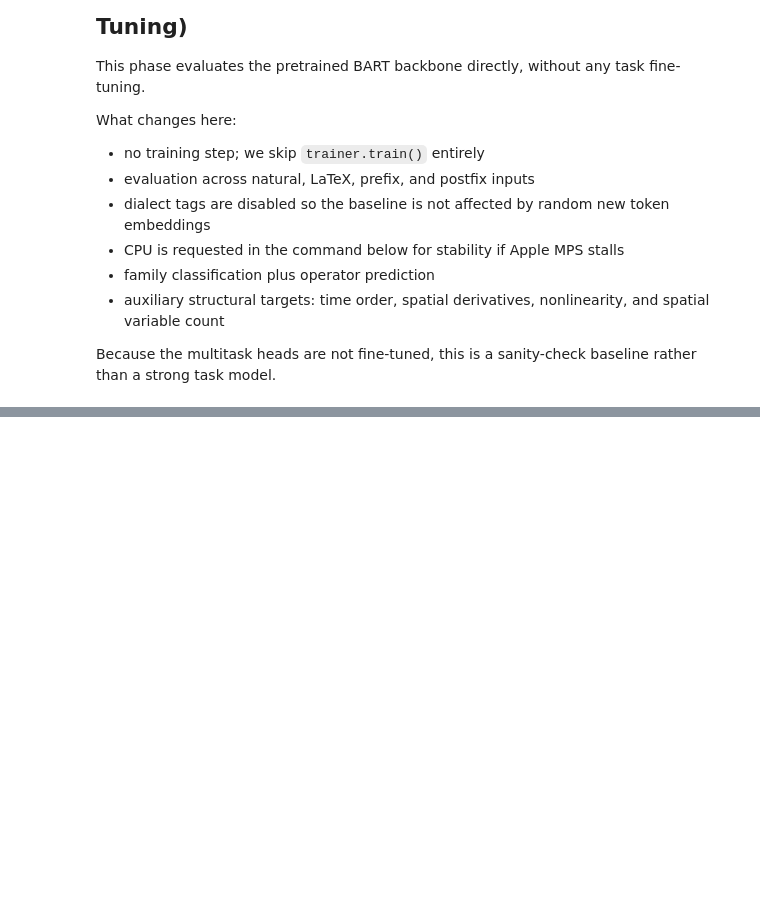
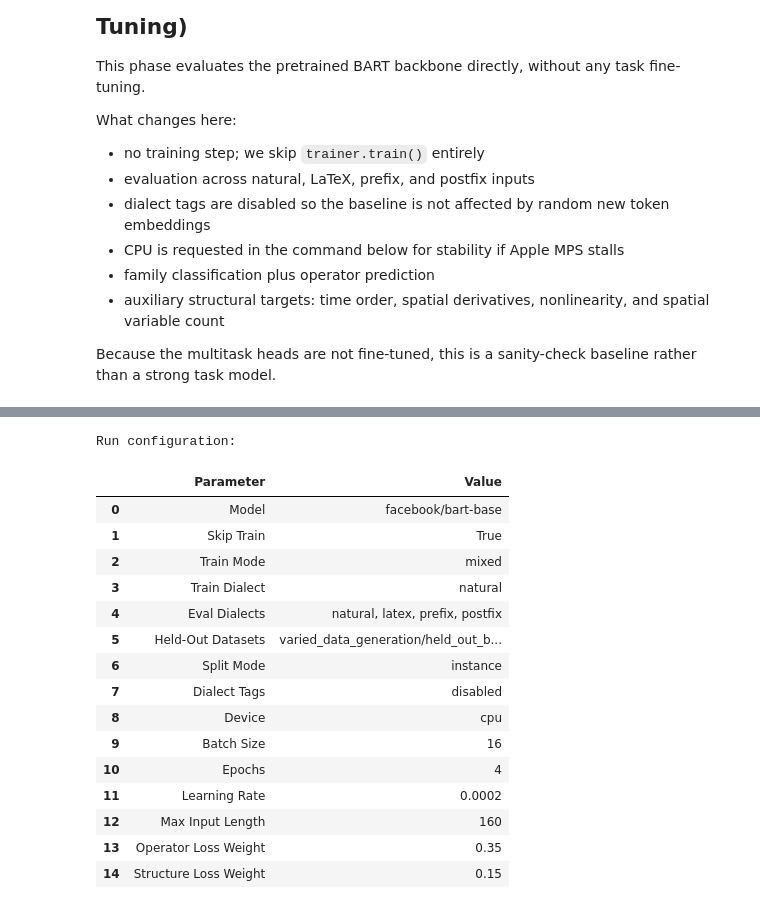
Before and after one commit to RaghavKrishn/Nlp-group-final-project, a Jupyter notebook: BART_PDE_Classification_no_fine_tune.ipynb, the cells around one changed output, grey strips where cells are left out. Cells and saved outputs as stored; diff of their text form; code cells hidden in the pictures; blank space fills up the shorter version.

```diff
--- a/BART_PDE_Classification_no_fine_tune.ipynb
+++ b/BART_PDE_Classification_no_fine_tune.ipynb
@@ -456,19 +771,40 @@ plt.show()
 # %%
+
 config_summary = pd.DataFrame([
     {'Parameter': 'Model', 'Value': multitask_summary['config']['model_name']},
     {'Parameter': 'Skip Train', 'Value': multitask_summary['config']['skip_train']},
     {'Parameter': 'Train Mode', 'Value': multitask_summary['config']['train_mode']},
     {'Parameter': 'Train Dialect', 'Value': multitask_summary['config']['train_dialect']},
     {'Parameter': 'Eval Dialects', 'Value': ', '.join(multitask_summary['config']['eval_dialects'])},
+    {'Parameter': 'Held-Out Datasets', 'Value': ', '.join(multitask_summary['config'].get('held_out_datasets', [])) or 'none'},
     {'Parameter': 'Split Mode', 'Value': multitask_summary['config']['split_mode']},
     {'Parameter': 'Dialect Tags', 'Value': 'disabled' if multitask_summary['config']['no_dialect_token'] else 'enabled'},
+    {'Parameter': 'Device', 'Value': NO_FT_DEVICE},
     {'Parameter': 'Batch Size', 'Value': multitask_summary['config']['batch_size']},
     {'Parameter': 'Epochs', 'Value': multitask_summary['config']['num_epochs']},
     {'Parameter': 'Learning Rate', 'Value': multitask_summary['config']['learning_rate']},
     {'Parameter': 'Max Input Length', 'Value': multitask_summary['config']['max_input_length']},
     {'Parameter': 'Operator Loss Weight', 'Value': multitask_summary['config']['operator_loss_weight']},
     {'Parameter': 'Structure Loss Weight', 'Value': multitask_summary['config']['structure_loss_weight']},
 ])
 
 print('Run configuration:')
 display(config_summary)
+# %% [output]
+Run configuration:
+|  | Parameter | Value |
+| 0 | Model | facebook/bart-base |
+| 1 | Skip Train | True |
+| 2 | Train Mode | mixed |
+| 3 | Train Dialect | natural |
+| 4 | Eval Dialects | natural, latex, prefix, postfix |
+| 5 | Held-Out Datasets | varied_data_generation/held_out_b... |
+| 6 | Split Mode | instance |
+| 7 | Dialect Tags | disabled |
+| 8 | Device | cpu |
+| 9 | Batch Size | 16 |
+| 10 | Epochs | 4 |
+| 11 | Learning Rate | 0.0002 |
+| 12 | Max Input Length | 160 |
+| 13 | Operator Loss Weight | 0.35 |
+| 14 | Structure Loss Weight | 0.15 |
```
Also changed, not shown: parts of 25 cells of this notebook, 19 other files.
